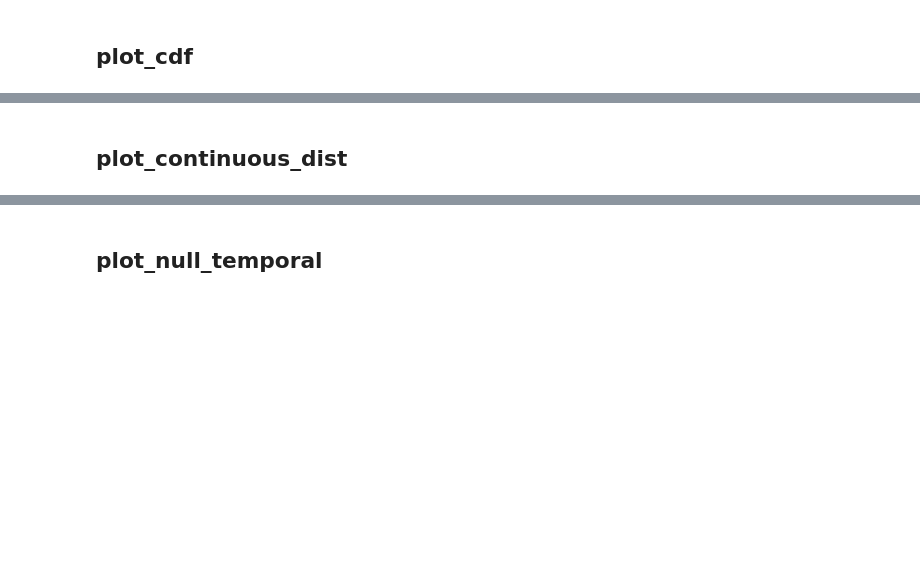
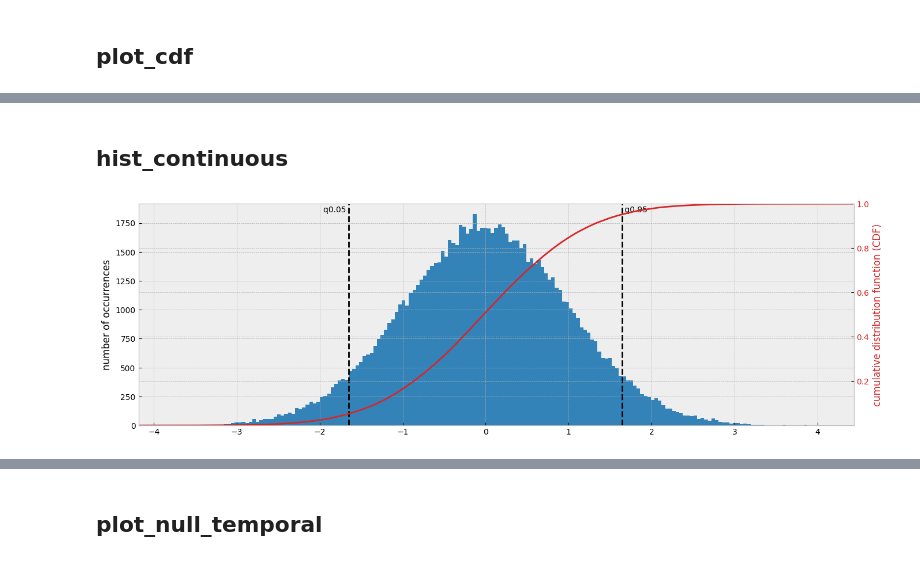
Before and after one commit to durandtibo/pandasx, a Jupyter notebook: notebooks/plot.ipynb, the cells around one changed output, grey strips where cells are left out. Cells and saved outputs as stored; diff of their text form; code cells hidden in the pictures; blank space fills up the shorter version.

```diff
--- a/notebooks/plot.ipynb
+++ b/notebooks/plot.ipynb
@@ -26,5 +26,11 @@ plot.plot_cdf(ax=ax, array=array)
 # %% [markdown]
-## plot_continuous_dist
+## hist_continuous
+# %%
+fig, ax = plt.subplots()
+array = rng.standard_normal(100000)
+plot.hist_continuous(ax=ax, array=array, nbins=201)
+# %% [output]
+[figure, added]
 # %%
 fig, ax = plt.subplots()
 array = rng.standard_cauchy(100000)
```
Also changed, not shown: parts of 2 cells of this notebook, 4 other files.
